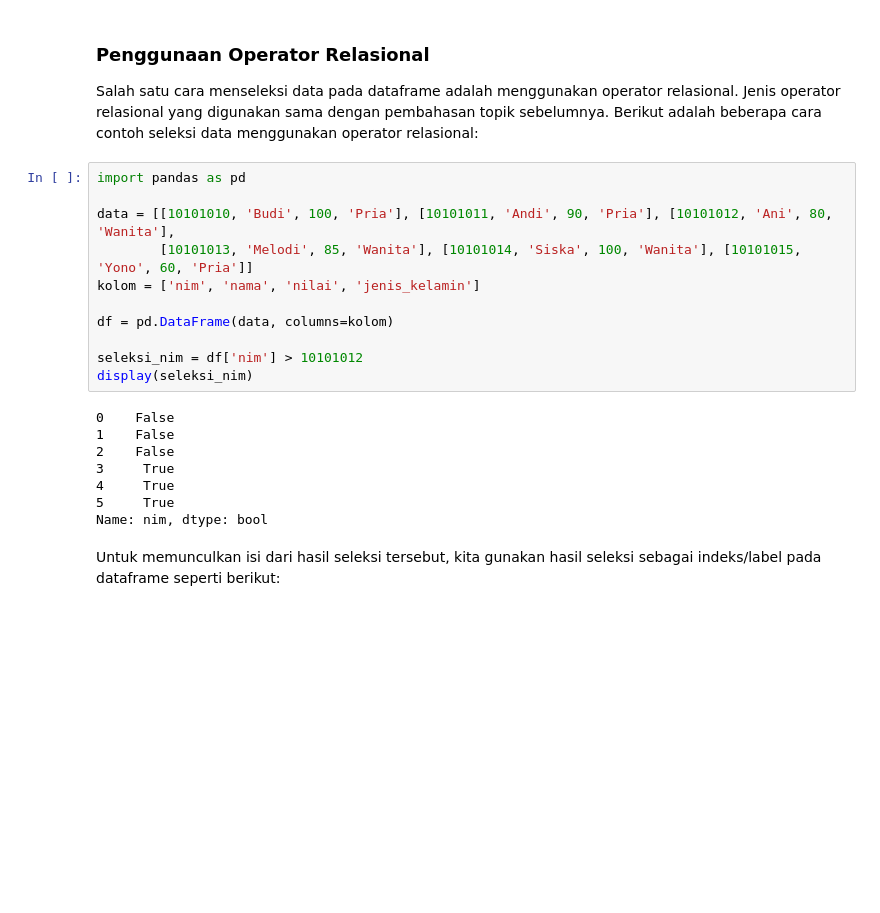
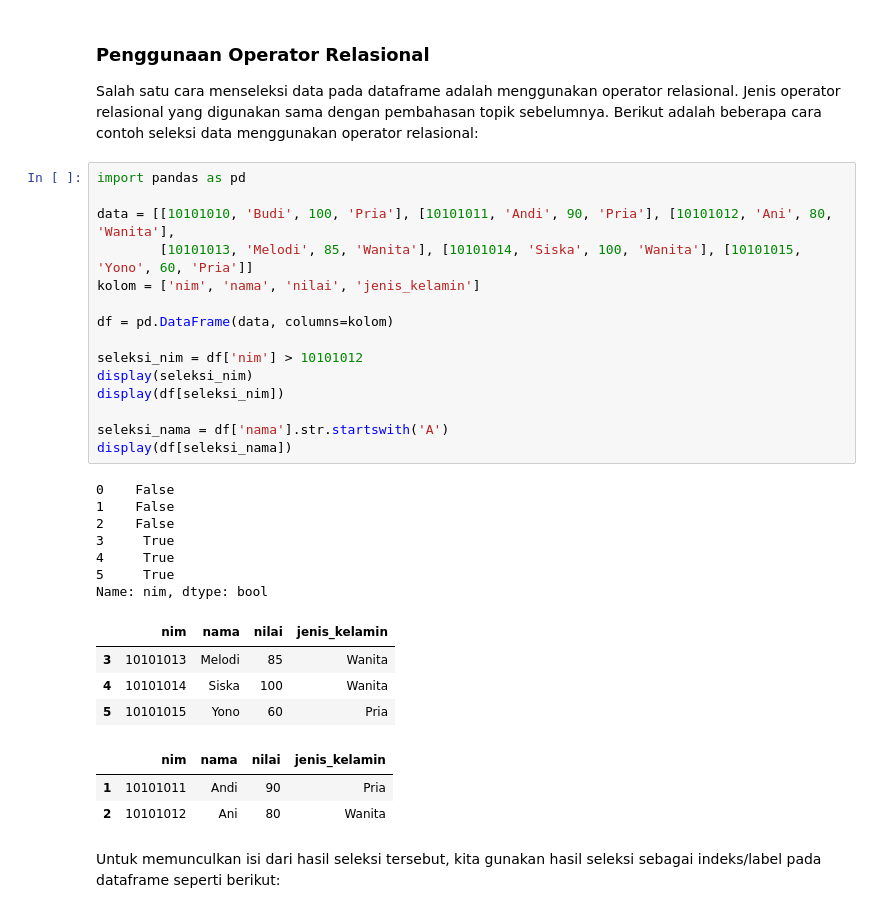
Before and after one commit to adammb86/FGAUNIKOM2021, a Jupyter notebook: Topic 10 - Pandas.ipynb, the cells around one changed output. Cells and saved outputs as stored; diff of their text form; blank space fills up the shorter version.

```diff
--- a/Topic 10 - Pandas.ipynb
+++ b/Topic 10 - Pandas.ipynb
@@ -829,22 +876,33 @@ Salah satu cara menseleksi data pada dataframe adalah menggunakan operator relas
 # %%
 import pandas as pd
 
 data = [[10101010, 'Budi', 100, 'Pria'], [10101011, 'Andi', 90, 'Pria'], [10101012, 'Ani', 80, 'Wanita'],
         [10101013, 'Melodi', 85, 'Wanita'], [10101014, 'Siska', 100, 'Wanita'], [10101015, 'Yono', 60, 'Pria']]
 kolom = ['nim', 'nama', 'nilai', 'jenis_kelamin']
 
 df = pd.DataFrame(data, columns=kolom)
 
 seleksi_nim = df['nim'] > 10101012
 display(seleksi_nim)
+display(df[seleksi_nim])
+
+seleksi_nama = df['nama'].str.startswith('A')
+display(df[seleksi_nama])
 # %% [output]
 0    False
 1    False
 2    False
 3     True
 4     True
 5     True
 Name: nim, dtype: bool
+|  | nim | nama | nilai | jenis_kelamin |
+| 3 | 10101013 | Melodi | 85 | Wanita |
+| 4 | 10101014 | Siska | 100 | Wanita |
+| 5 | 10101015 | Yono | 60 | Pria |
+|  | nim | nama | nilai | jenis_kelamin |
+| 1 | 10101011 | Andi | 90 | Pria |
+| 2 | 10101012 | Ani | 80 | Wanita |
 # %% [markdown]
 Untuk memunculkan isi dari hasil seleksi tersebut, kita gunakan hasil seleksi sebagai indeks/label pada dataframe seperti berikut:
 # %%
```
Also changed, not shown: parts of 9 cells of this notebook, 19 other files.
